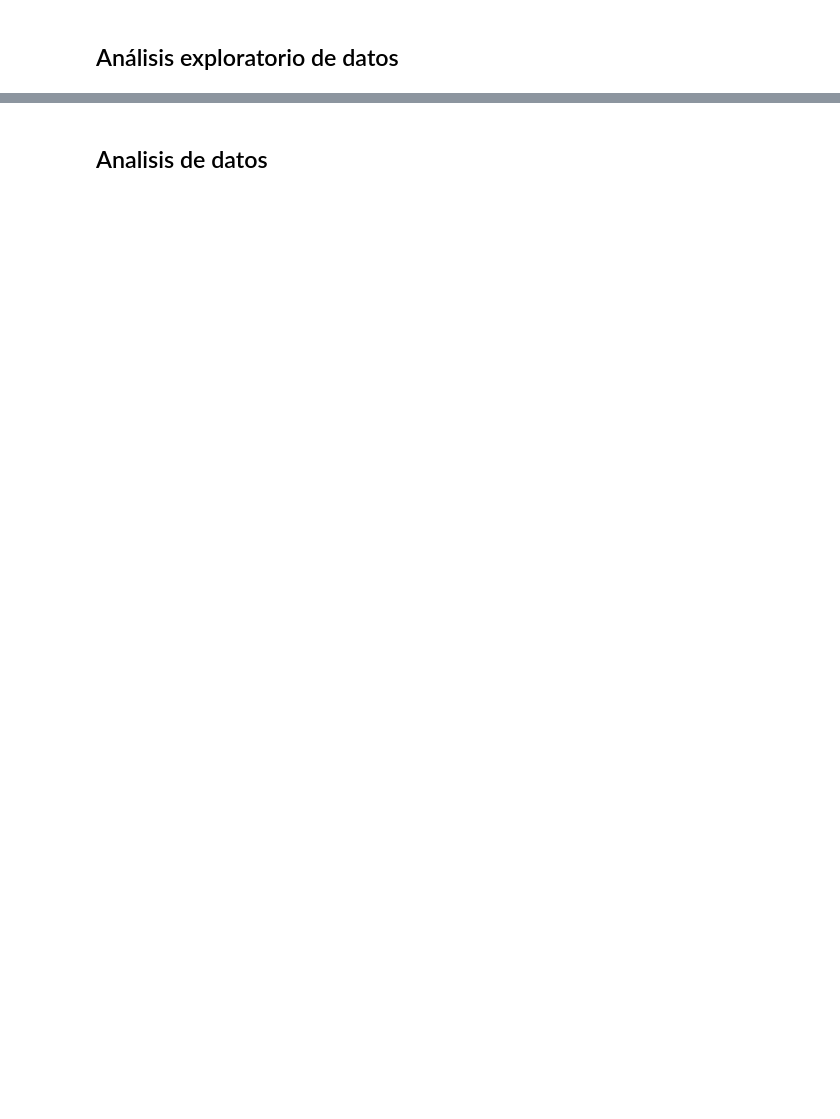
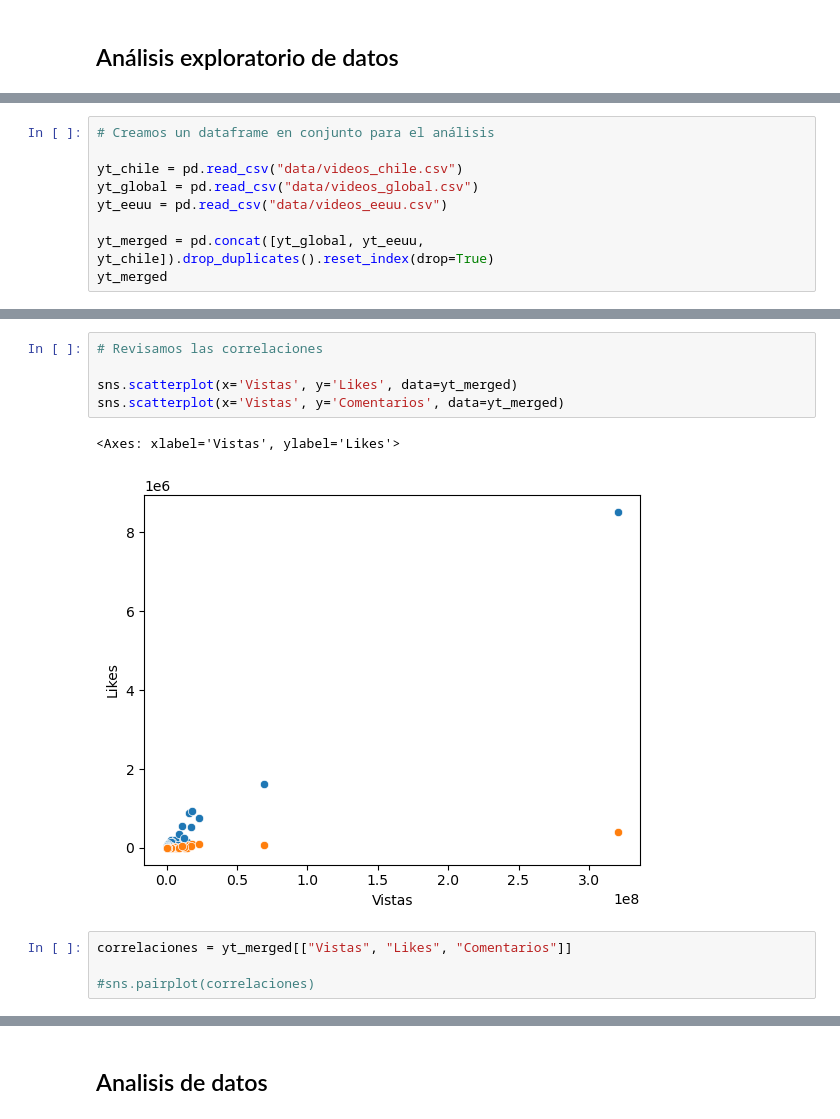
Before and after one commit to wattmoox/Proyecto_Data_Sience, a Jupyter notebook: main.ipynb, the cells around one changed output, grey strips where cells are left out. Cells and saved outputs as stored; diff of their text form; blank space fills up the shorter version.

```diff
--- a/main.ipynb
+++ b/main.ipynb
@@ -94,0 +58,9 @@ df_csv
+# %%
+# Creamos un dataframe en conjunto para el análisis
+
+yt_chile = pd.read_csv("data/videos_chile.csv")
+yt_global = pd.read_csv("data/videos_global.csv")
+yt_eeuu = pd.read_csv("data/videos_eeuu.csv")
+
+yt_merged = pd.concat([yt_global, yt_eeuu, yt_chile]).drop_duplicates().reset_index(drop=True)
+yt_merged
@@ -94,0 +81,12 @@ df_csv
+# %%
+# Revisamos las correlaciones
+
+sns.scatterplot(x='Vistas', y='Likes', data=yt_merged)
+sns.scatterplot(x='Vistas', y='Comentarios', data=yt_merged)
+# %% [output]
+<Axes: xlabel='Vistas', ylabel='Likes'>
+[figure, added]
+# %%
+correlaciones = yt_merged[["Vistas", "Likes", "Comentarios"]]
+
+#sns.pairplot(correlaciones)
```
Also changed, not shown: parts of 18 cells of this notebook, 4 other files.
